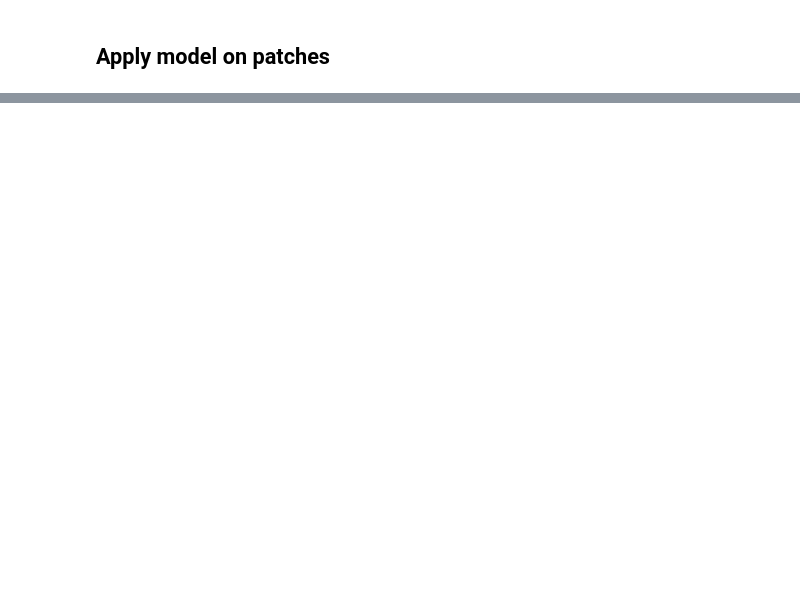
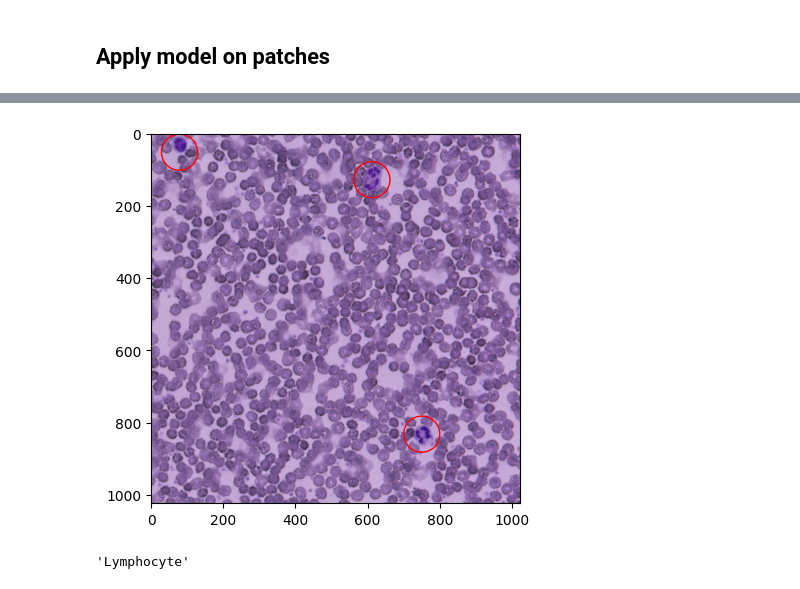
Before and after one commit to Xalt8/zooniverse_monkey, a Jupyter notebook: Code/Good_Bad/good_bad.ipynb, the cells around one changed output, grey strips where cells are left out. Cells and saved outputs as stored; diff of their text form; code cells hidden in the pictures; blank space fills up the shorter version.

```diff
--- a/Code/Good_Bad/good_bad.ipynb
+++ b/Code/Good_Bad/good_bad.ipynb
@@ -439,0 +426,5 @@ plt.show()
+# %%
+# Find ROI images in
+for file in (Path()/"Good_Bad"/"Monocyte").iterdir():
+    if file.is_file():
+        print(file.parts[-1], get_patch_name_from_roi_file(roi_file=file))
@@ -439,0 +444,3 @@ plt.show()
+# %%
+key = '[B001]0J4_T19085_RT_27_2.jpg'
+# key.split(".")[0]
@@ -439,0 +459,3 @@ plt.show()
+# %%
+lookup_name = key.split(".")[0]
+lookup_name
@@ -439,0 +464,4 @@ plt.show()
+# %%
+# Get the ROIs for a given patch
+roi_in_files = [file for file in (image_dir/"ROIs").rglob("*") if (file.is_file()) & (lookup_name == file.name[:-8])]
+roi_in_files
@@ -439,0 +472,17 @@ plt.show()
+# %%
+img = funcs.get_image_from_path(file_path=image_dir/"Good_Patches"/ key)
+
+fig,ax = plt.subplots()
+
+for i, roi_file in enumerate(roi_in_files):
+    roi_img = funcs.get_image_from_path(file_path=roi_file)
+    x,y,w,h = find_roi_in_image(image=img, roi=roi_img)
+    ax.add_patch(plt.Circle(xy=(x,y), radius=50, color=(1,0,0), fill=False))
+ax.imshow(img)
+plt.show()
+# %% [output]
+[figure, added]
+# %%
+roi_in_files[0].parts[-2]
+# %% [output]
+'Lymphocyte'
```
Also changed, not shown: parts of 55 cells of this notebook, 1 other file.
